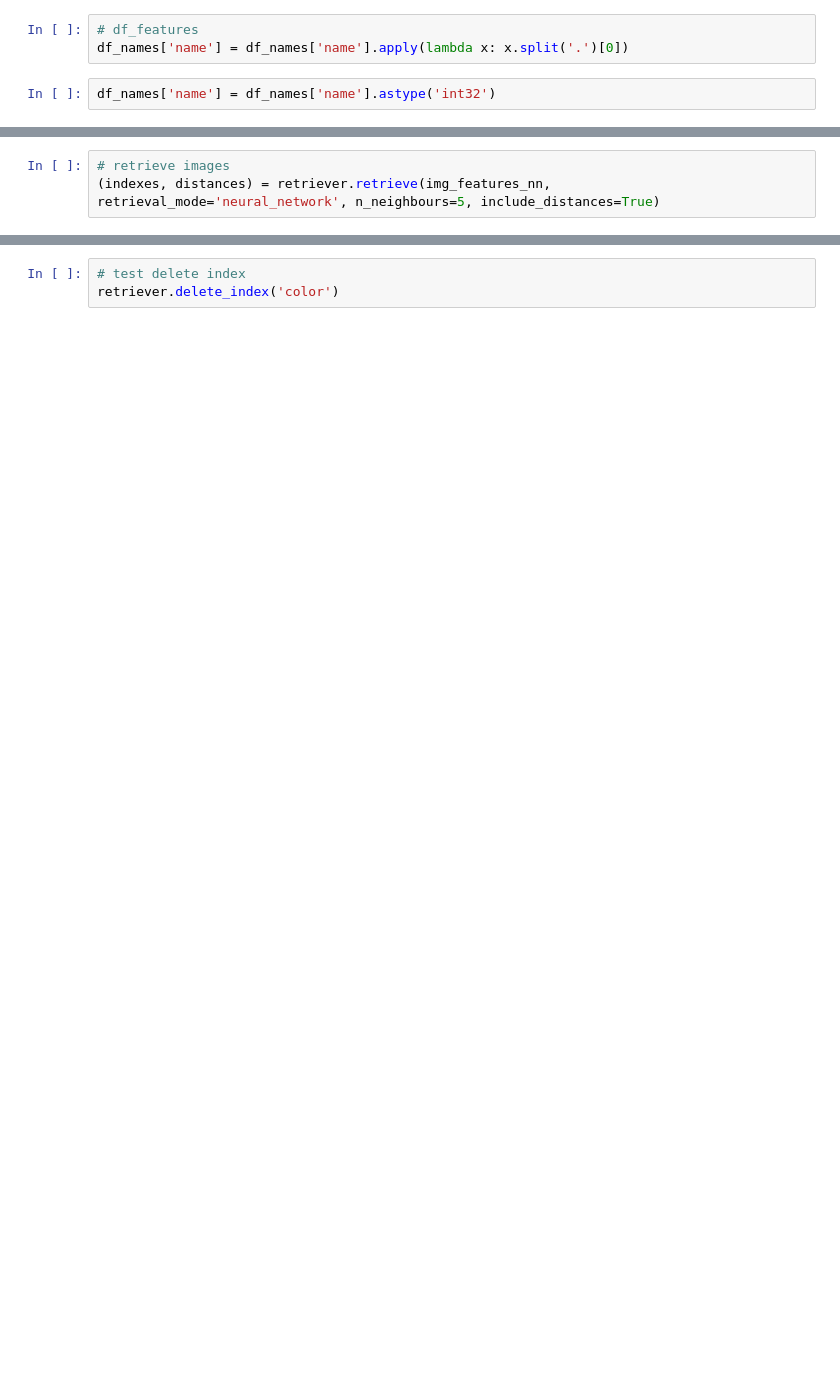
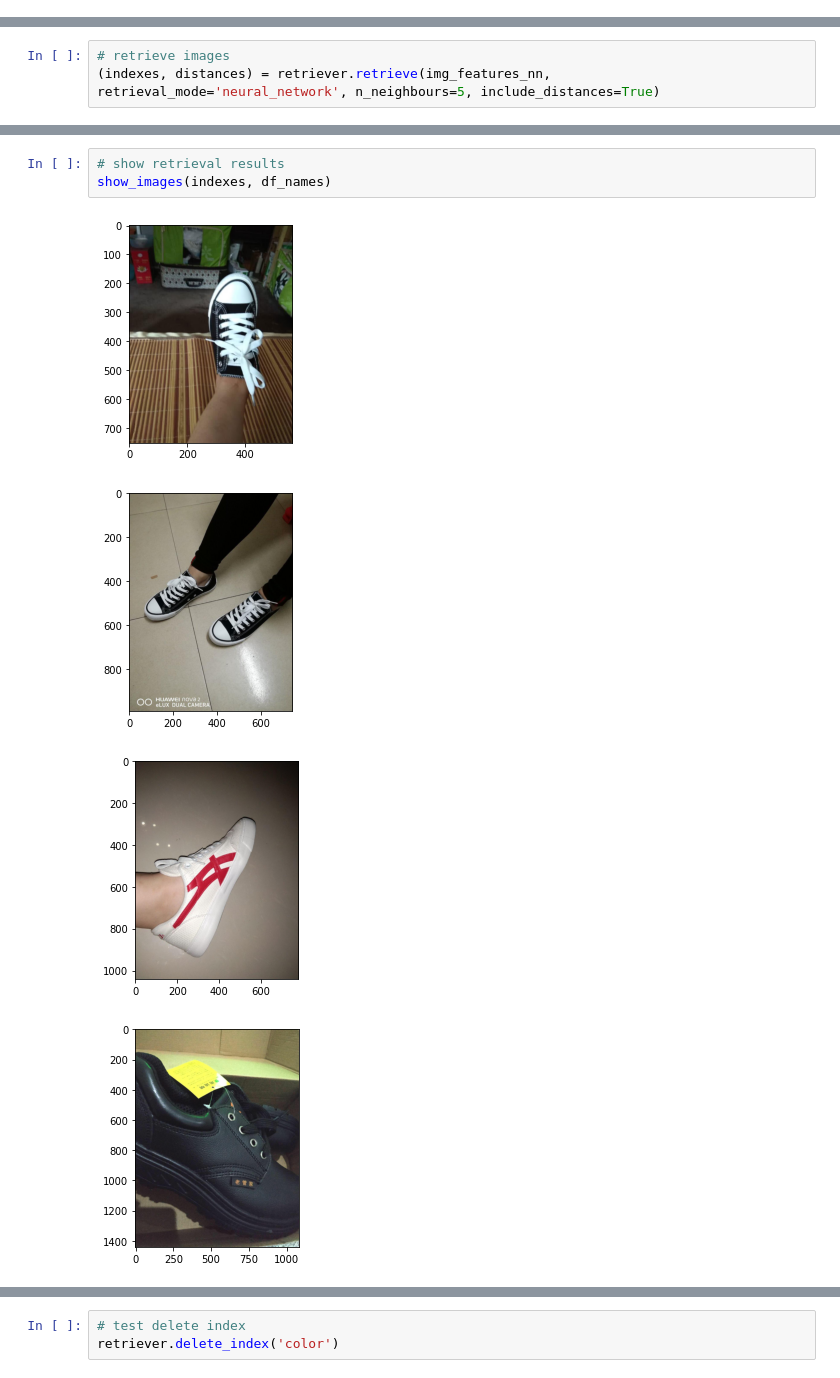
Before and after one commit to rpo19/VisualInformationProject, a Jupyter notebook: notebooks/TestRetrieval.ipynb, the cells around one changed output, grey strips where cells are left out. Cells and saved outputs as stored; diff of their text form; blank space fills up the shorter version.

```diff
--- a/notebooks/TestRetrieval.ipynb
+++ b/notebooks/TestRetrieval.ipynb
@@ -67,5 +77,0 @@ df_names = pd.read_csv('../data/retrieval_base.csv')
-# %%
-# df_features
-df_names['name'] = df_names['name'].apply(lambda x: x.split('.')[0])
-# %%
-df_names['name'] = df_names['name'].astype('int32')
@@ -112,0 +89,8 @@ for i in range(0,len(names)):
+# %%
+# show retrieval results
+show_images(indexes, df_names)
+# %% [output]
+[figure, added]
+[figure, added]
+[figure, added]
+[figure, added]
```
Also changed, not shown: parts of 35 cells of this notebook.
